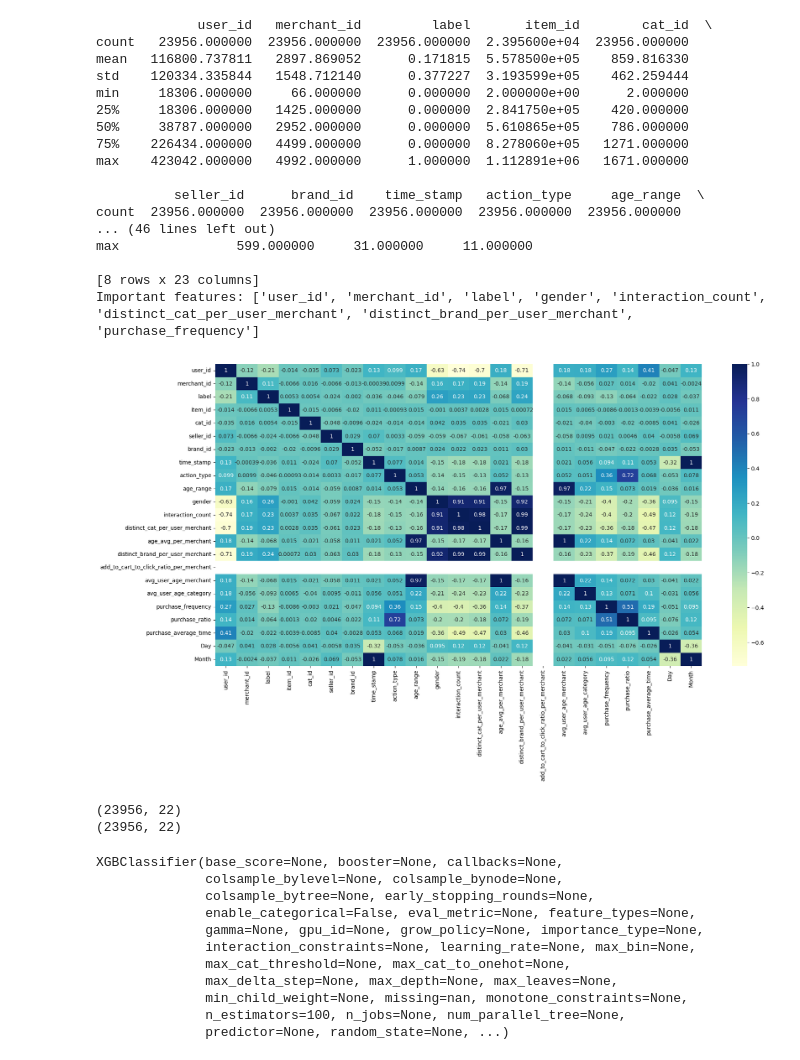
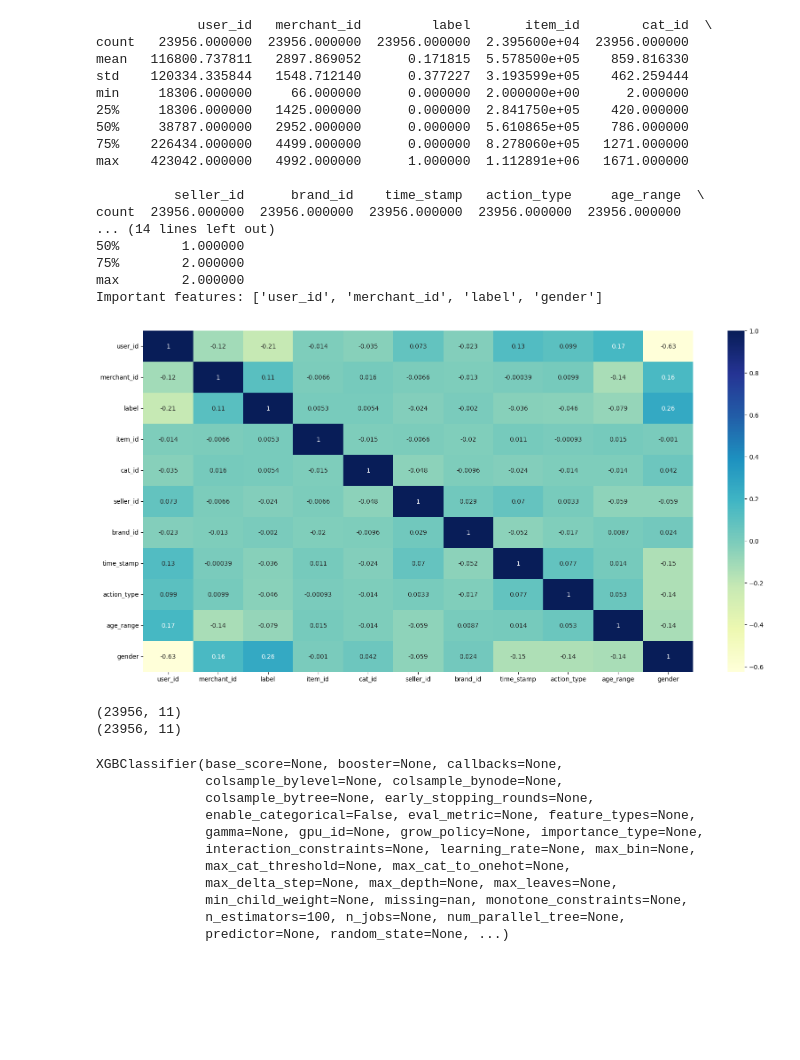
Before and after one commit to pratikjadhav2726/Group7-CECS550, a Jupyter notebook: Feature Engineering/Feature_Ranking.ipynb, the cells around one changed output. Saved outputs shown, nothing was run; the diff lists cells and outputs as text; code cells hidden in the pictures; blank space fills up the shorter version.

```diff
--- a/Feature Engineering/Feature_Ranking.ipynb
+++ b/Feature Engineering/Feature_Ranking.ipynb
@@ -9,47 +9,47 @@ import matplotlib.pyplot as plt
 import seaborn as sns
 
 # Load the data
-data = pd.read_csv('feature_Engineered_train.csv')
-data=data.drop('repeat_buyer_count_merchant',axis=1)
+data = pd.read_csv('feature_Engineered_train_Changed.csv')
+# data=data.drop('repeat_buyer_count_merchant',axis=1)
 # Summary statistics
 print(data.describe())
 
 # Feature ranking using correlation
 corr = data.corr()
 corr_label = abs(corr['label'])
 important_features = corr_label[corr_label > 0.1].index.tolist()
 print('Important features:', important_features)
 
 
 
 fig, ax = plt.subplots(figsize=(20,10))
 # plotting correlation heatmap
 dataplot = sns.heatmap(data.corr(), cmap="YlGnBu", annot=True,)
 
 # displaying heatmap
 plt.show()
 # Feature ranking using SHAP (example)
 # shap_values = shap.TreeExplainer(model).shap_values(data)
 # shap.summary_plot(shap_values, data)
 # %% [output]
              user_id   merchant_id         label       item_id        cat_id  \
 count   23956.000000  23956.000000  23956.000000  2.395600e+04  23956.000000
 mean   116800.737811   2897.869052      0.171815  5.578500e+05    859.816330
 std    120334.335844   1548.712140      0.377227  3.193599e+05    462.259444
 min     18306.000000     66.000000      0.000000  2.000000e+00      2.000000
 25%     18306.000000   1425.000000      0.000000  2.841750e+05    420.000000
 50%     38787.000000   2952.000000      0.000000  5.610865e+05    786.000000
 75%    226434.000000   4499.000000      0.000000  8.278060e+05   1271.000000
 max    423042.000000   4992.000000      1.000000  1.112891e+06   1671.000000
 
           seller_id      brand_id    time_stamp   action_type     age_range  \
 count  23956.000000  23956.000000  23956.000000  23956.000000  23956.000000
-... (46 lines left out)
-max               599.000000     31.000000     11.000000
-
-[8 rows x 23 columns]
-Important features: ['user_id', 'merchant_id', 'label', 'gender', 'interaction_count', 'distinct_cat_per_user_merchant', 'distinct_brand_per_user_merchant', 'purchase_frequency']
+... (14 lines left out)
+50%        1.000000
+75%        2.000000
+max        2.000000
+Important features: ['user_id', 'merchant_id', 'label', 'gender']
-[figure, old version]
+[figure, new version]
 # %%
 import pandas as pd
 import numpy as np
@@ -63,5 +63,5 @@ data=data.drop('user_id',axis=1)
 # %%
-data['time_stamp'] = (data['time_stamp']).astype(int)
+# data['time_stamp'] = (data['time_stamp']).astype(int)
 
 # # duration_in_seconds_int = int(duration_in_seconds)
 # data=data.drop(['repeat_buyer_count_merchant','merchant_id','avg_user_age_merchant','age_avg_per_merchant'],axis=1)
@@ -73,8 +73,8 @@ print(data.shape)
 data = data.drop_duplicates()
 print(data.shape)
 # %% [output]
-(23956, 22)
-(23956, 22)
+(23956, 11)
+(23956, 11)
 # %%
 from sklearn.model_selection import train_test_split
 
```
Also changed, not shown: parts of 10 cells of this notebook, 11 other files.
